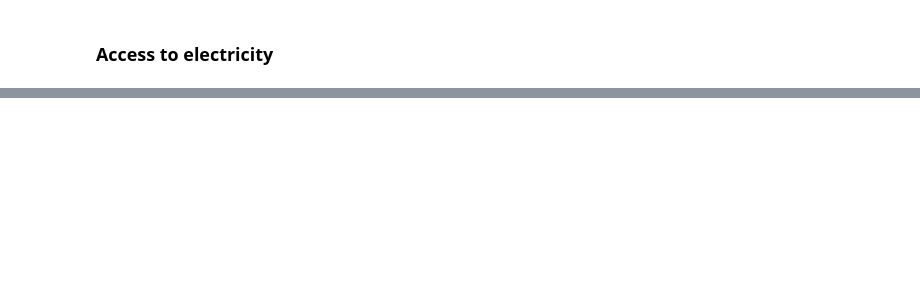
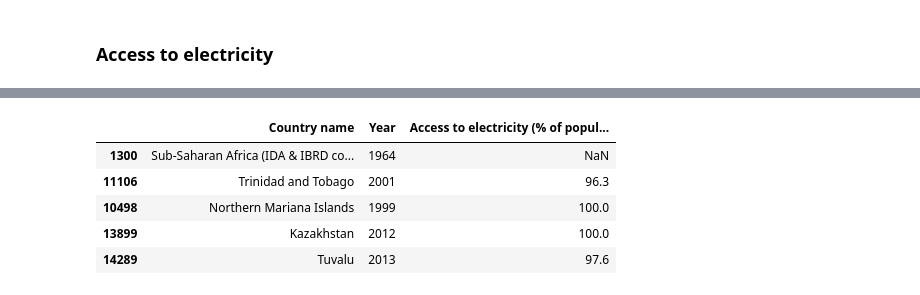
Before and after one commit to flawedvice/happiness-prediction, a Jupyter notebook: exploration.ipynb, the cells around one changed output, grey strips where cells are left out. Saved outputs shown, nothing was run; the diff lists cells and outputs as text; code cells hidden in the pictures; blank space fills up the shorter version.

```diff
--- a/exploration.ipynb
+++ b/exploration.ipynb
@@ -192,0 +280,9 @@ UnicodeDecodeError: 'utf-8' codec can't decode bytes in position 10-11: invalid
+# %%
+electricity_long.sample(5)
+# %% [output]
+|  | Country name | Year | Access to electricity (% of popul... |
+| 1300 | Sub-Saharan Africa (IDA & IBRD co... | 1964 | NaN |
+| 11106 | Trinidad and Tobago | 2001 | 96.3 |
+| 10498 | Northern Mariana Islands | 1999 | 100.0 |
+| 13899 | Kazakhstan | 2012 | 100.0 |
+| 14289 | Tuvalu | 2013 | 97.6 |
```
Also changed, not shown: parts of 19 cells of this notebook, 1 other file.
